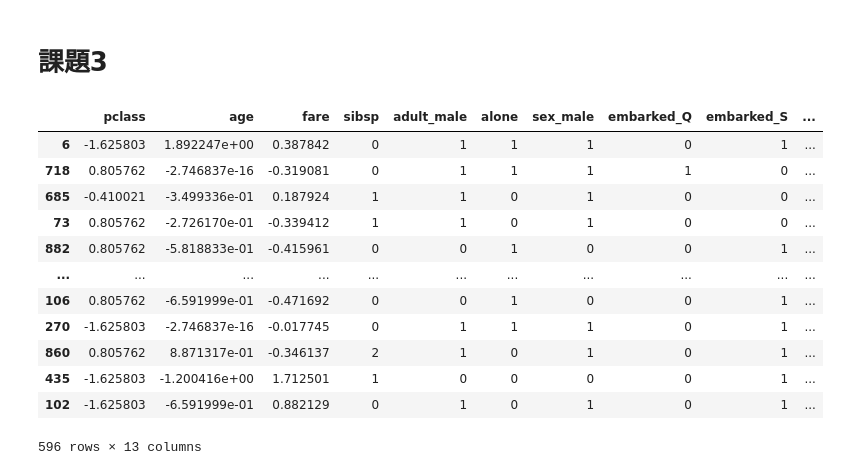
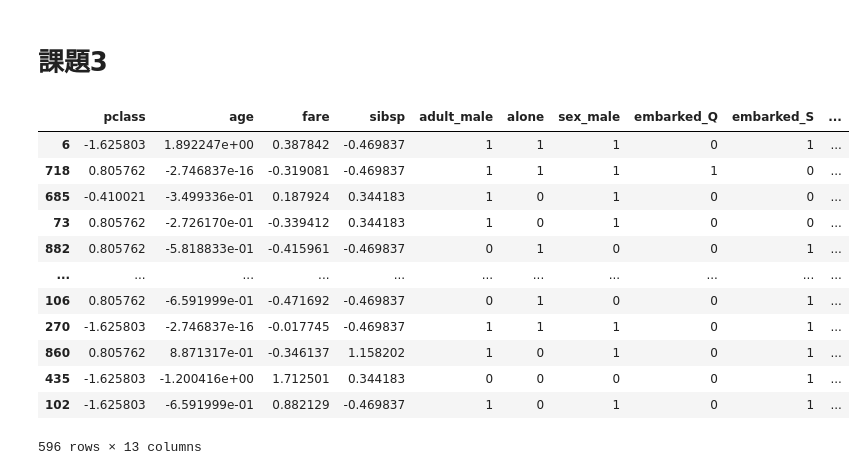
Before and after one commit to chanzone-khm/pytorch_study, a Jupyter notebook: Pytorch勉強会_前期課題.ipynb, the cells around one changed output. Cells and saved outputs as stored; diff of their text form; code cells hidden in the pictures.

```diff
--- a/Pytorch勉強会_前期課題.ipynb
+++ b/Pytorch勉強会_前期課題.ipynb
@@ -883,46 +883,46 @@ y = titanic_dataset['survived']
 def trans_standardscaler(input_train, input_test):
     scaler = StandardScaler()
     scaler.fit(input_train)
     input_train = scaler.transform(input_train)
     input_test = scaler.transform(input_test)
     return input_train, input_test
 
-category_col = ['sex', 'sibsp', 'embarked', 'class', 'who', 'adult_male', 'alone']
-num_col = ['pclass', 'age', 'fare']
+category_col = ['sex', 'embarked', 'class', 'who', 'adult_male', 'alone']
+num_col = ['pclass', 'age', 'fare', 'sibsp']
 
 # 質的変数をencoding
 X_onehot = pd.get_dummies(X[category_col], drop_first = True)
 X_onehot['adult_male'] = X_onehot['adult_male'] * 1
 X_onehot['alone'] = X_onehot['alone'] * 1
 X = pd.concat([X[num_col], X_onehot], axis = 1)
 
 
 # split
 X_train, X_test, y_train, y_test = train_test_split(X, y, test_size=0.33, random_state=42)
 y_train, y_test = y_train.to_numpy(), y_test.to_numpy()
 
 # nanを平均で埋める
 X_train.fillna(X_train['age'].mean(), inplace = True)
 X_test.fillna(X_train['age'].mean(), inplace = True)
 
 # 標準化
 X_train[num_col], X_test[num_col] = trans_standardscaler(X_train[num_col],
                                                          X_test[num_col]
                                                         )
 X_train
 # %% [output]
 |  | pclass | age | fare | sibsp | adult_male | alone | sex_male | embarked_Q | embarked_S | ... |
-| 6 | -1.625803 | 1.892247e+00 | 0.387842 | 0 | 1 | 1 | 1 | 0 | 1 | ... |
-| 718 | 0.805762 | -2.746837e-16 | -0.319081 | 0 | 1 | 1 | 1 | 1 | 0 | ... |
-| 685 | -0.410021 | -3.499336e-01 | 0.187924 | 1 | 1 | 0 | 1 | 0 | 0 | ... |
-| 73 | 0.805762 | -2.726170e-01 | -0.339412 | 1 | 1 | 0 | 1 | 0 | 0 | ... |
-| 882 | 0.805762 | -5.818833e-01 | -0.415961 | 0 | 0 | 1 | 0 | 0 | 1 | ... |
+| 6 | -1.625803 | 1.892247e+00 | 0.387842 | -0.469837 | 1 | 1 | 1 | 0 | 1 | ... |
+| 718 | 0.805762 | -2.746837e-16 | -0.319081 | -0.469837 | 1 | 1 | 1 | 1 | 0 | ... |
+| 685 | -0.410021 | -3.499336e-01 | 0.187924 | 0.344183 | 1 | 0 | 1 | 0 | 0 | ... |
+| 73 | 0.805762 | -2.726170e-01 | -0.339412 | 0.344183 | 1 | 0 | 1 | 0 | 0 | ... |
+| 882 | 0.805762 | -5.818833e-01 | -0.415961 | -0.469837 | 0 | 1 | 0 | 0 | 1 | ... |
 | ... | ... | ... | ... | ... | ... | ... | ... | ... | ... | ... |
-| 106 | 0.805762 | -6.591999e-01 | -0.471692 | 0 | 0 | 1 | 0 | 0 | 1 | ... |
-| 270 | -1.625803 | -2.746837e-16 | -0.017745 | 0 | 1 | 1 | 1 | 0 | 1 | ... |
-| 860 | 0.805762 | 8.871317e-01 | -0.346137 | 2 | 1 | 0 | 1 | 0 | 1 | ... |
-| 435 | -1.625803 | -1.200416e+00 | 1.712501 | 1 | 0 | 0 | 0 | 0 | 1 | ... |
-| 102 | -1.625803 | -6.591999e-01 | 0.882129 | 0 | 1 | 0 | 1 | 0 | 1 | ... |
+| 106 | 0.805762 | -6.591999e-01 | -0.471692 | -0.469837 | 0 | 1 | 0 | 0 | 1 | ... |
+| 270 | -1.625803 | -2.746837e-16 | -0.017745 | -0.469837 | 1 | 1 | 1 | 0 | 1 | ... |
+| 860 | 0.805762 | 8.871317e-01 | -0.346137 | 1.158202 | 1 | 0 | 1 | 0 | 1 | ... |
+| 435 | -1.625803 | -1.200416e+00 | 1.712501 | 0.344183 | 0 | 0 | 0 | 0 | 1 | ... |
+| 102 | -1.625803 | -6.591999e-01 | 0.882129 | -0.469837 | 1 | 0 | 1 | 0 | 1 | ... |
 596 rows × 13 columns
 # %%
 class Net(nn.Module):
```
Also changed, not shown: parts of 19 cells of this notebook.
